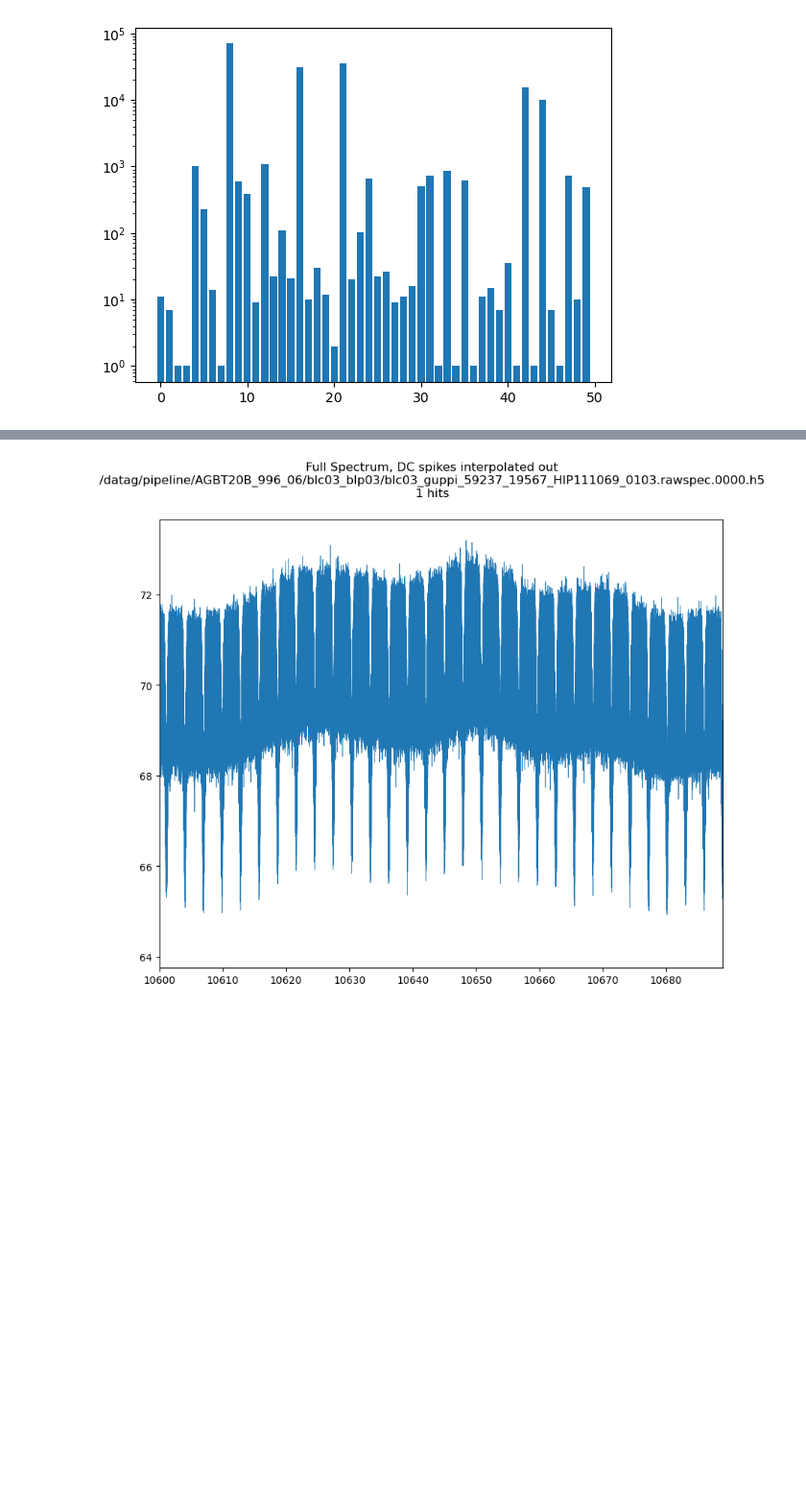
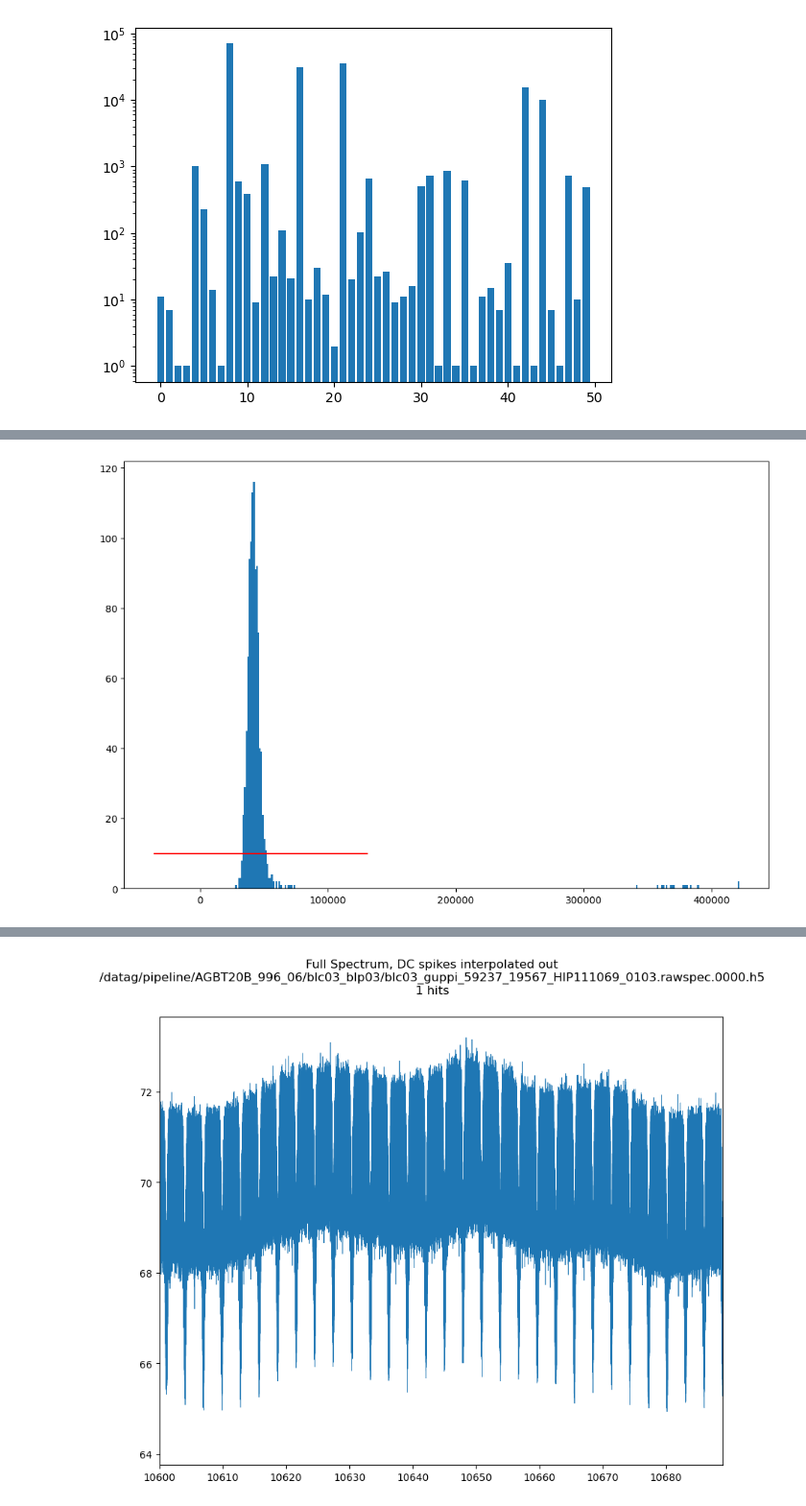
Before and after one commit to andres-luengo/bart, a Jupyter notebook: experiments/inspect_hits.ipynb, the cells around one changed output, grey strips where cells are left out. Shown at 96% size. Saved outputs shown, nothing was run; the diff lists cells and outputs as text; code cells hidden in the pictures; blank space fills up the shorter version.

```diff
--- a/experiments/inspect_hits.ipynb
+++ b/experiments/inspect_hits.ipynb
@@ -252,0 +267,10 @@ ValueError: zero-size array to reduction operation maximum which has no identity
+# %%
+data = f['data'][:, 0, hit.frequency_index : hit.frequency_index+64].flatten()
+fig, ax = plt.subplots(figsize=(12,8))
+ax.hist(data, bins='auto');
+m = np.mean(data)
+ax.hlines(10, m - np.std(data)*2, m + np.std(data)*2, color='red')
+# ax.set_yscale('log')
+plt.show()
+# %% [output]
+[figure, added]
```
Also changed, not shown: parts of 9 cells of this notebook.
